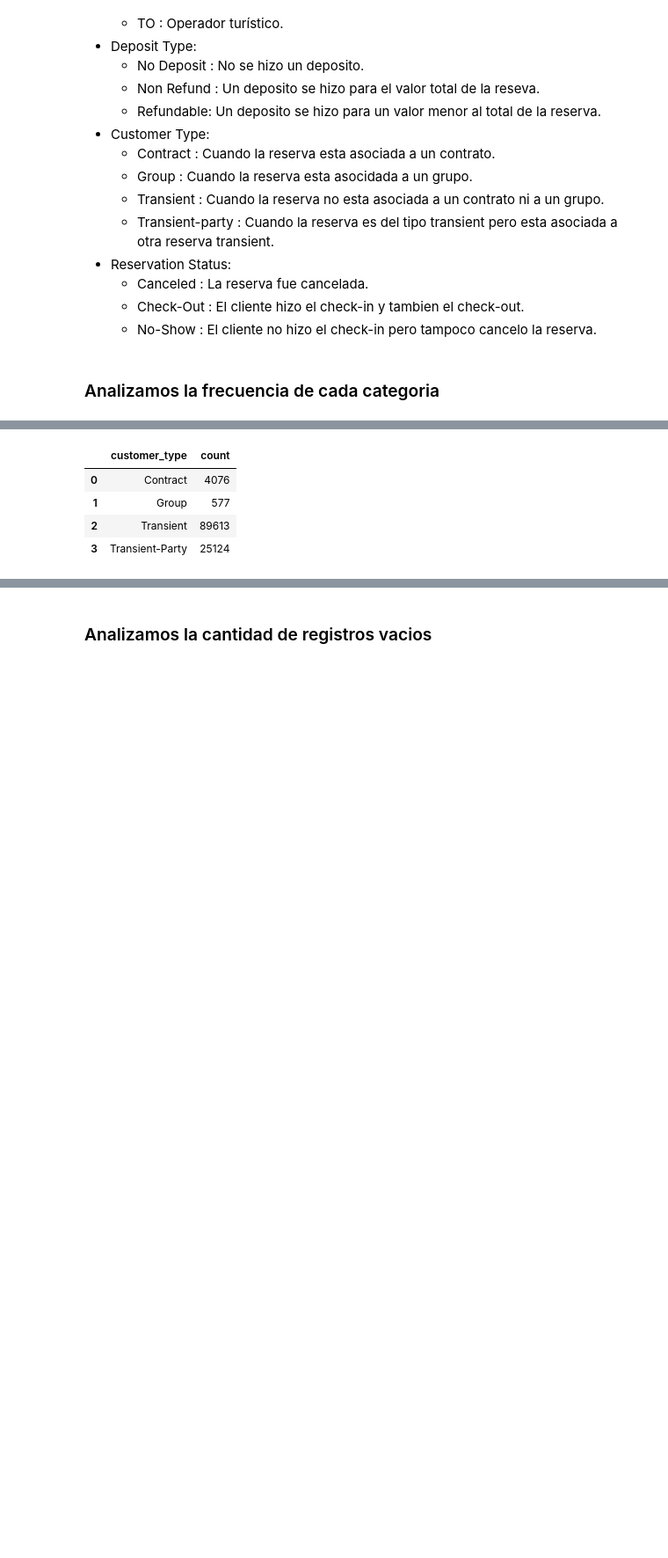
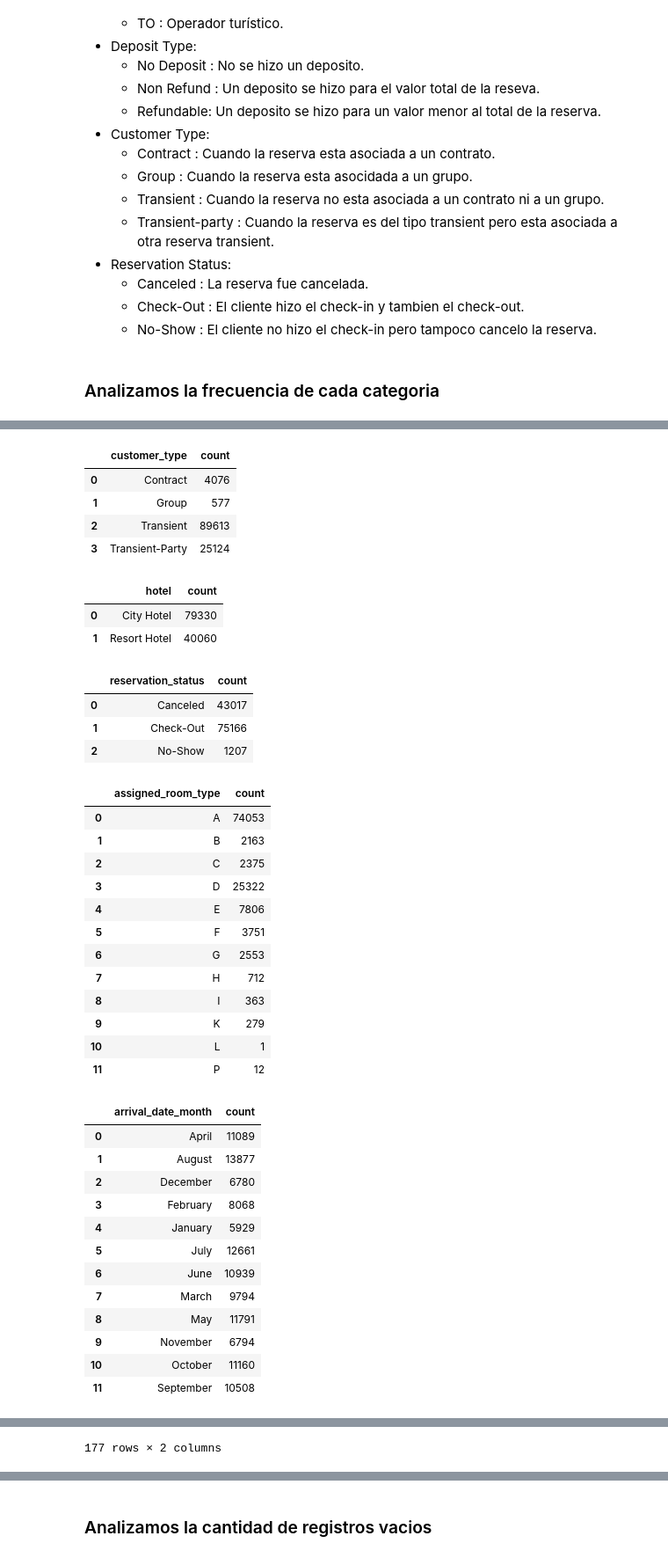
Before and after one commit to gabrielPeraltaM/datos-tp2, a Jupyter notebook: parte2.ipynb, the cells around one changed output, grey strips where cells are left out. Shown at 88% size. Saved outputs shown, nothing was run; the diff lists cells and outputs as text; code cells hidden in the pictures; blank space fills up the shorter version.

```diff
--- a/parte2.ipynb
+++ b/parte2.ipynb
@@ -104,7 +109,7 @@ def display_count_of_categories(df: pd.DataFrame, list_of_columns: List[str]):
     for categorical_column in list_of_columns:
         display(group_by_and_count_category(df=df, column=categorical_column))
 # %%
-list_of_category_columns = ['is_canceled', 'meal', 'market_segment', 'reserved_room_type', 'deposit_type', 'customer_type']
+list_of_category_columns = ['is_canceled', 'meal', 'market_segment', 'reserved_room_type', 'deposit_type', 'customer_type', 'hotel', 'reservation_status', 'assigned_room_type', 'arrival_date_month', 'country', 'distribution_channel']
 display_count_of_categories(df=hotel_bookings_df, list_of_columns=list_of_category_columns)
 # %% [output]
 |  | is_canceled | count |
@@ -118,30 +123,63 @@ display_count_of_categories(df=hotel_bookings_df, list_of_columns=list_of_catego
 | 4 | Undefined | 1169 |
 |  | market_segment | count |
 | 0 | Aviation | 237 |
 | 1 | Complementary | 743 |
 | 2 | Corporate | 5295 |
 | 3 | Direct | 12606 |
 | 4 | Groups | 19811 |
 | 5 | Offline TA/TO | 24219 |
 | 6 | Online TA | 56477 |
 | 7 | Undefined | 2 |
 |  | reserved_room_type | count |
 | 0 | A | 85994 |
 | 1 | B | 1118 |
 | 2 | C | 932 |
 | 3 | D | 19201 |
 | 4 | E | 6535 |
 | 5 | F | 2897 |
 | 6 | G | 2094 |
 | 7 | H | 601 |
 | 8 | L | 6 |
 | 9 | P | 12 |
 |  | deposit_type | count |
 | 0 | No Deposit | 104641 |
 | 1 | Non Refund | 14587 |
 | 2 | Refundable | 162 |
 |  | customer_type | count |
 | 0 | Contract | 4076 |
 | 1 | Group | 577 |
 | 2 | Transient | 89613 |
 | 3 | Transient-Party | 25124 |
+|  | hotel | count |
+| 0 | City Hotel | 79330 |
+| 1 | Resort Hotel | 40060 |
+|  | reservation_status | count |
+| 0 | Canceled | 43017 |
+| 1 | Check-Out | 75166 |
+| 2 | No-Show | 1207 |
+|  | assigned_room_type | count |
+| 0 | A | 74053 |
+| 1 | B | 2163 |
+| 2 | C | 2375 |
+| 3 | D | 25322 |
+| 4 | E | 7806 |
+| 5 | F | 3751 |
+| 6 | G | 2553 |
+| 7 | H | 712 |
+| 8 | I | 363 |
+| 9 | K | 279 |
+| 10 | L | 1 |
+| 11 | P | 12 |
+|  | arrival_date_month | count |
+| 0 | April | 11089 |
+| 1 | August | 13877 |
+| 2 | December | 6780 |
+| 3 | February | 8068 |
+| 4 | January | 5929 |
+| 5 | July | 12661 |
+| 6 | June | 10939 |
+| 7 | March | 9794 |
+| 8 | May | 11791 |
+| 9 | November | 6794 |
+| 10 | October | 11160 |
+| 11 | September | 10508 |
@@ -147,0 +198 @@ display_count_of_categories(df=hotel_bookings_df, list_of_columns=list_of_catego
+177 rows × 2 columns
```
Also changed, not shown: parts of 11 cells of this notebook.
